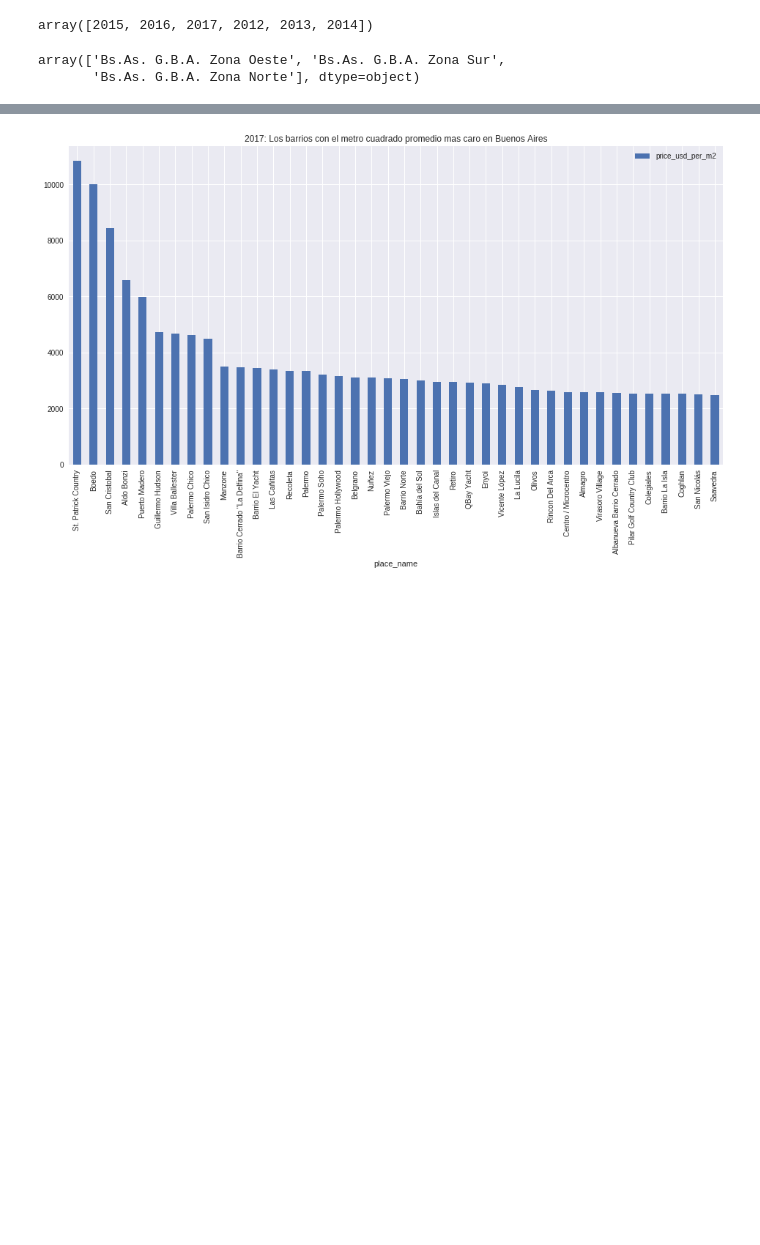
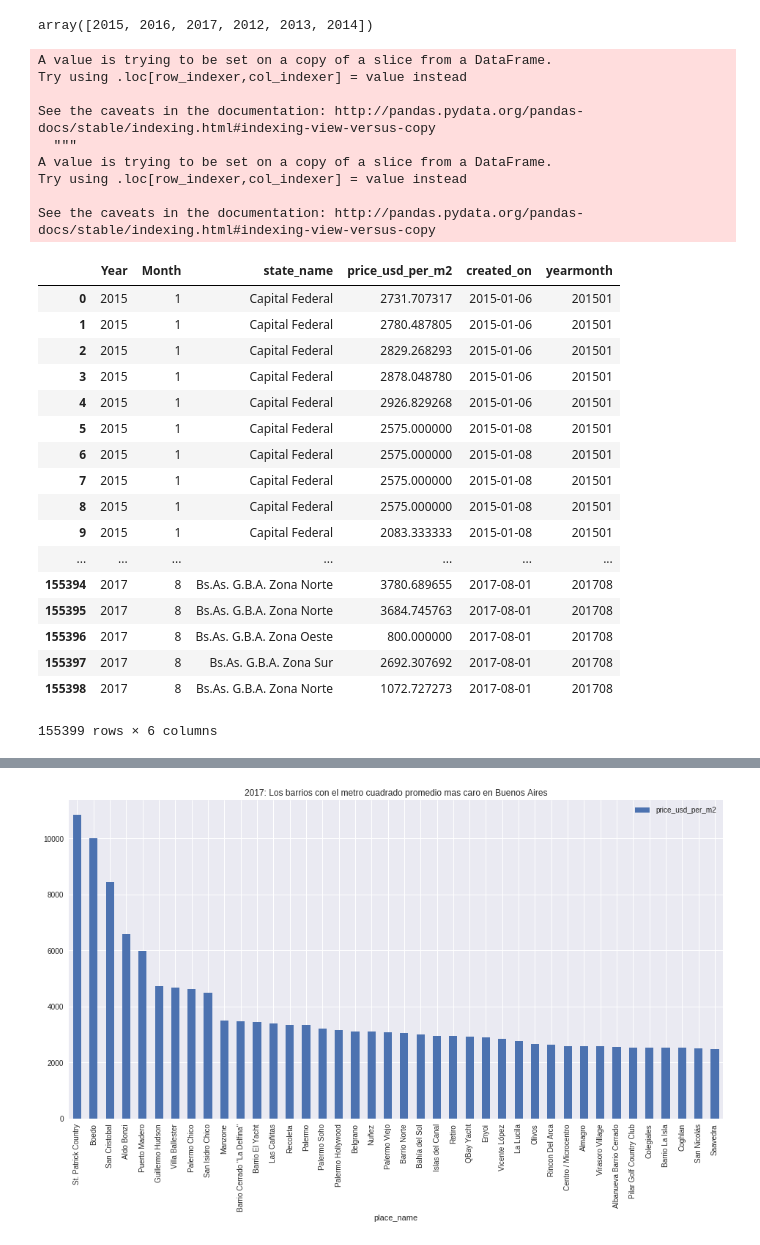
Before and after one commit to ariel55/survivingdata, a Jupyter notebook: Tp1_sherly.ipynb, the cells around one changed output, grey strips where cells are left out. Drawn from its saved outputs; the diff is of its cells as text; code cells hidden in the pictures; blank space fills up the shorter version.

```diff
--- a/Tp1_sherly.ipynb
+++ b/Tp1_sherly.ipynb
@@ -507,12 +507,42 @@ array([2015, 2016, 2017, 2012, 2013, 2014])
 # %%
 # como fueron cambiados los precios de acuerdo a su fecha de creacion por state_name
 
-visualizacion=publicacion_Total[['Year','Month','state_name','price_usd_per_m2']]
+
+visualizacion=publicacion_Total[["Year","Month","state_name","price_usd_per_m2","created_on"]]
+visualizacion["created_on"]=pd.to_datetime(visualizacion.created_on,format="%Y-%m-%d")
+visualizacion["yearmonth"]=visualizacion["created_on"].apply(lambda x:x.strftime('%Y%m'))
+
 #visualizacionCF=visualizacion.loc[visualizacion.state_name.str.contains('Capital Federal'),:]
-#visualizacionCF
+#visualizacionCF.drop(["state_name"],axis=1,inplace=True)
 #visualizacionGBA=visualizacion.loc[visualizacion.state_name.str.contains('Bs.As.'),:]
-#visualizacionGBA
-visualizacion.state_name.unique()
+#visualizacionGBA.drop(["state_name"],axis=1,inplace=True)
+
+visualizacion
 # %% [output]
-array(['Bs.As. G.B.A. Zona Oeste', 'Bs.As. G.B.A. Zona Sur',
-       'Bs.As. G.B.A. Zona Norte'], dtype=object)
+A value is trying to be set on a copy of a slice from a DataFrame.
+Try using .loc[row_indexer,col_indexer] = value instead
+
+See the caveats in the documentation: http://pandas.pydata.org/pandas-docs/stable/indexing.html#indexing-view-versus-copy
+  """
+A value is trying to be set on a copy of a slice from a DataFrame.
+Try using .loc[row_indexer,col_indexer] = value instead
+
+See the caveats in the documentation: http://pandas.pydata.org/pandas-docs/stable/indexing.html#indexing-view-versus-copy
+|  | Year | Month | state_name | price_usd_per_m2 | created_on | yearmonth |
+| 0 | 2015 | 1 | Capital Federal | 2731.707317 | 2015-01-06 | 201501 |
+| 1 | 2015 | 1 | Capital Federal | 2780.487805 | 2015-01-06 | 201501 |
+| 2 | 2015 | 1 | Capital Federal | 2829.268293 | 2015-01-06 | 201501 |
+| 3 | 2015 | 1 | Capital Federal | 2878.048780 | 2015-01-06 | 201501 |
+| 4 | 2015 | 1 | Capital Federal | 2926.829268 | 2015-01-06 | 201501 |
+| 5 | 2015 | 1 | Capital Federal | 2575.000000 | 2015-01-08 | 201501 |
+| 6 | 2015 | 1 | Capital Federal | 2575.000000 | 2015-01-08 | 201501 |
+| 7 | 2015 | 1 | Capital Federal | 2575.000000 | 2015-01-08 | 201501 |
+| 8 | 2015 | 1 | Capital Federal | 2575.000000 | 2015-01-08 | 201501 |
+| 9 | 2015 | 1 | Capital Federal | 2083.333333 | 2015-01-08 | 201501 |
+| ... | ... | ... | ... | ... | ... | ... |
+| 155394 | 2017 | 8 | Bs.As. G.B.A. Zona Norte | 3780.689655 | 2017-08-01 | 201708 |
+| 155395 | 2017 | 8 | Bs.As. G.B.A. Zona Norte | 3684.745763 | 2017-08-01 | 201708 |
+| 155396 | 2017 | 8 | Bs.As. G.B.A. Zona Oeste | 800.000000 | 2017-08-01 | 201708 |
+| 155397 | 2017 | 8 | Bs.As. G.B.A. Zona Sur | 2692.307692 | 2017-08-01 | 201708 |
+| 155398 | 2017 | 8 | Bs.As. G.B.A. Zona Norte | 1072.727273 | 2017-08-01 | 201708 |
+155399 rows × 6 columns
```
Also changed, not shown: parts of 5 cells of this notebook.
